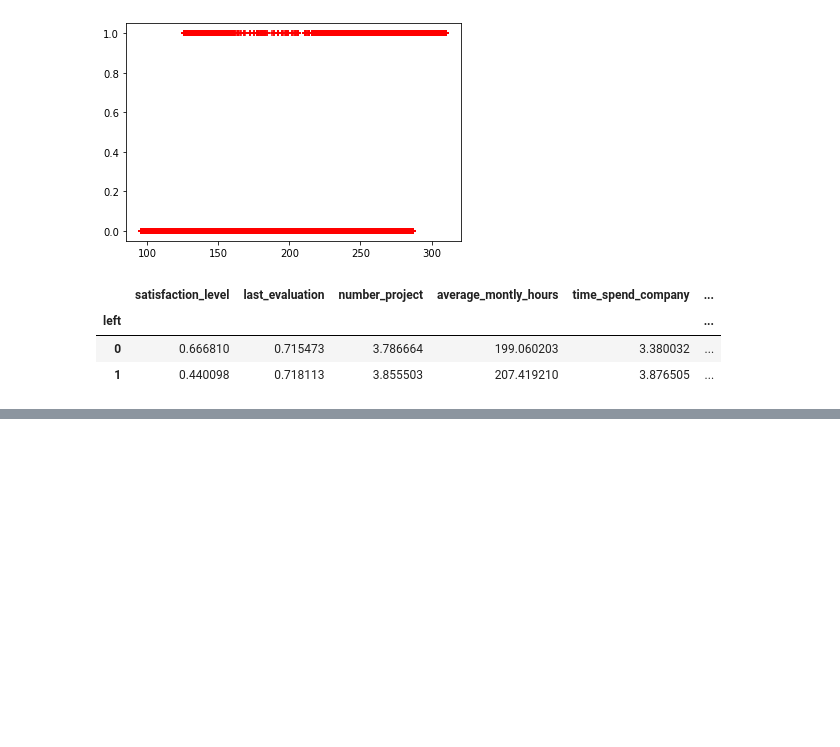
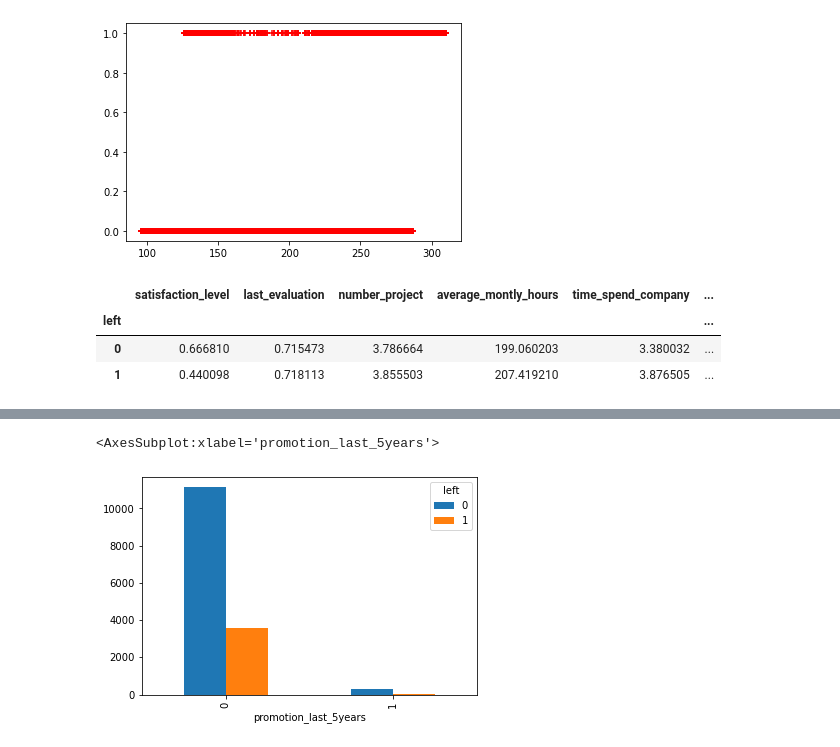
Before and after one commit to asxzhy/Machine_Learning, a Jupyter notebook: machine_learning_full_tutorial_codebasics/ML/7_logistic_regression/7_logistic_regression_exercise.ipynb, the cells around one changed output, grey strips where cells are left out. Drawn from its saved outputs; the diff is of its cells as text; code cells hidden in the pictures; blank space fills up the shorter version.

```diff
--- a/machine_learning_full_tutorial_codebasics/ML/7_logistic_regression/7_logistic_regression_exercise.ipynb
+++ b/machine_learning_full_tutorial_codebasics/ML/7_logistic_regression/7_logistic_regression_exercise.ipynb
@@ -38,0 +58,5 @@ pd.crosstab(df.salary, df.left).plot(kind='bar')
+# %%
+pd.crosstab(df.promotion_last_5years, df.left).plot(kind='bar')
+# %% [output]
+<AxesSubplot:xlabel='promotion_last_5years'>
+[figure, added]
```
Also changed, not shown: parts of 15 cells of this notebook.
